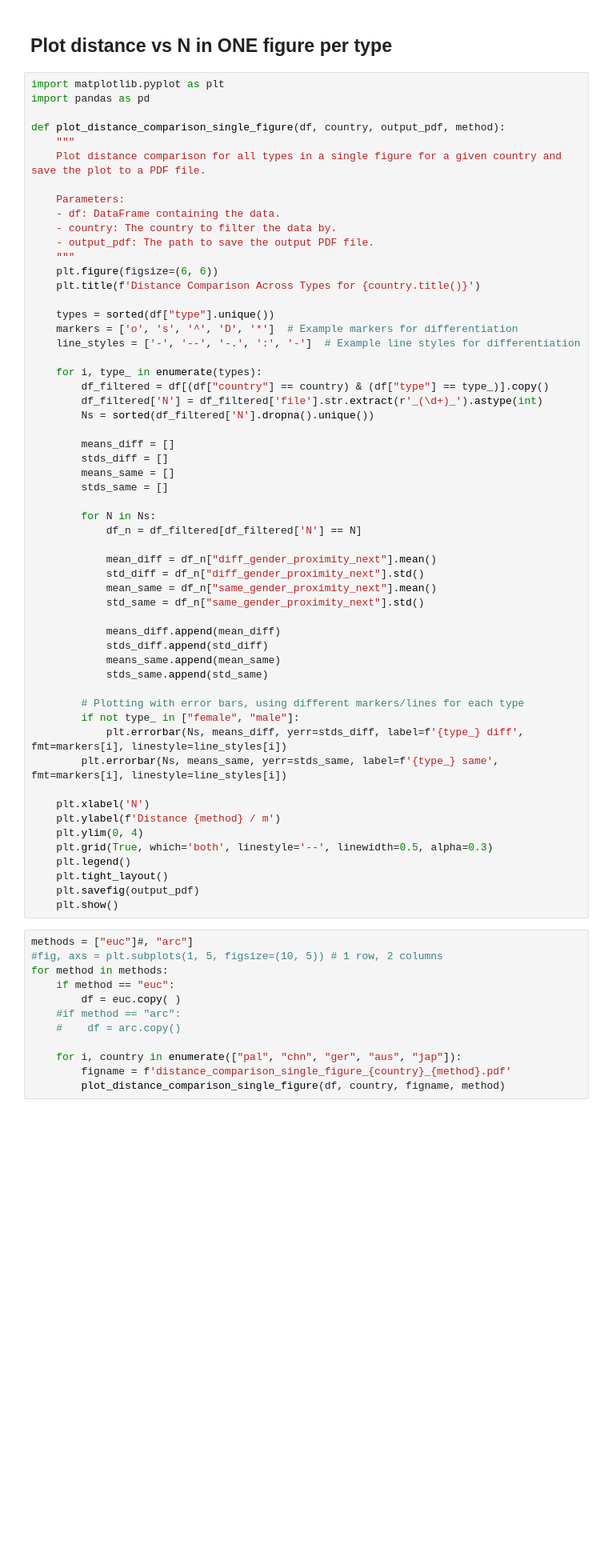
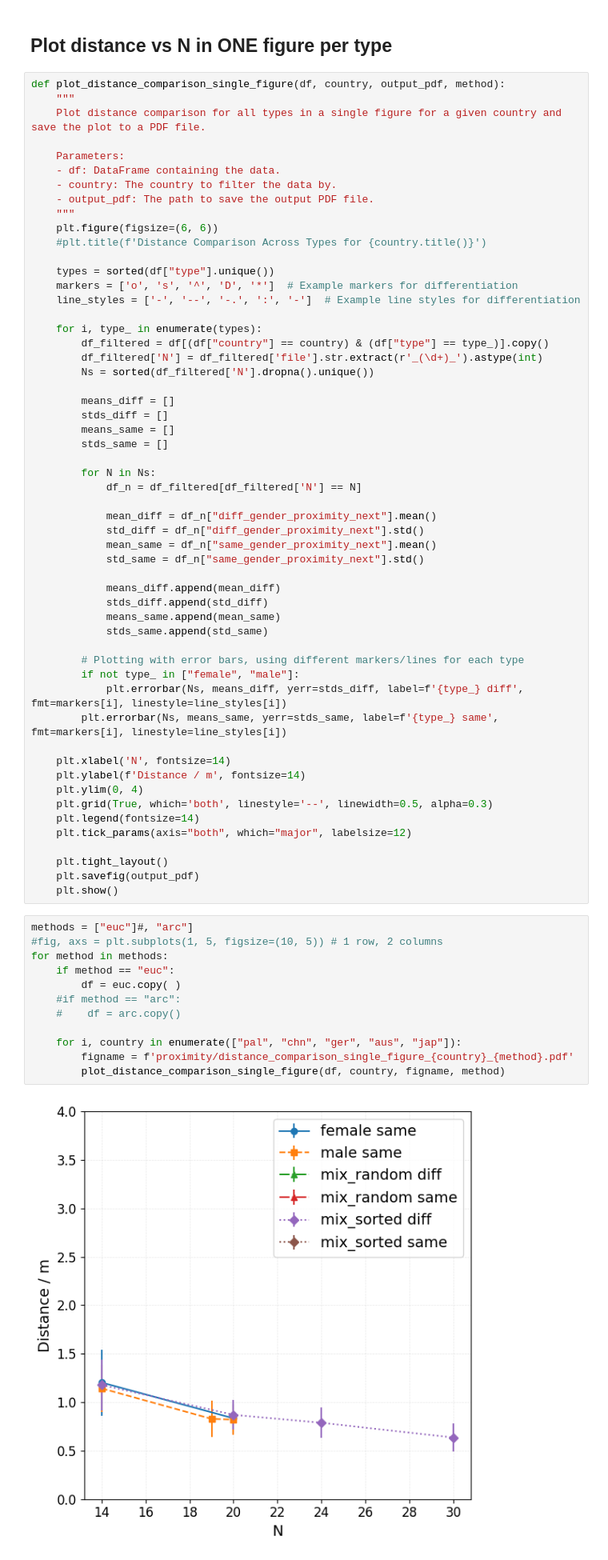
Before and after one commit to PedestrianDynamics/gender-experiments, a Jupyter notebook: notebooks/proximity_analysis.ipynb, the cells around one changed output. Shown at 80% size. Saved outputs shown, nothing was run; the diff lists cells and outputs as text; blank space fills up the shorter version.

```diff
--- a/notebooks/proximity_analysis.ipynb
+++ b/notebooks/proximity_analysis.ipynb
@@ -182,9 +165,6 @@ for method in methods:
 # %% [markdown]
 ## Plot distance vs N in ONE figure per type
 # %%
-import matplotlib.pyplot as plt
-import pandas as pd
-
 def plot_distance_comparison_single_figure(df, country, output_pdf, method):
     """
     Plot distance comparison for all types in a single figure for a given country and save the plot to a PDF file.
@@ -195,7 +175,7 @@ def plot_distance_comparison_single_figure(df, country, output_pdf, method):
     - output_pdf: The path to save the output PDF file.
     """
     plt.figure(figsize=(6, 6))
-    plt.title(f'Distance Comparison Across Types for {country.title()}')
+    #plt.title(f'Distance Comparison Across Types for {country.title()}')
 
     types = sorted(df["type"].unique())
     markers = ['o', 's', '^', 'D', '*']  # Example markers for differentiation
@@ -229,23 +209,27 @@ def plot_distance_comparison_single_figure(df, country, output_pdf, method):
             plt.errorbar(Ns, means_diff, yerr=stds_diff, label=f'{type_} diff', fmt=markers[i], linestyle=line_styles[i])
         plt.errorbar(Ns, means_same, yerr=stds_same, label=f'{type_} same', fmt=markers[i], linestyle=line_styles[i])
 
-    plt.xlabel('N')
-    plt.ylabel(f'Distance {method} / m')
+    plt.xlabel('N', fontsize=14)
+    plt.ylabel(f'Distance / m', fontsize=14)
     plt.ylim(0, 4)
     plt.grid(True, which='both', linestyle='--', linewidth=0.5, alpha=0.3)
-    plt.legend()
+    plt.legend(fontsize=14)
+    plt.tick_params(axis="both", which="major", labelsize=12)
+
     plt.tight_layout()
     plt.savefig(output_pdf)
     plt.show()
 # %%
 methods = ["euc"]#, "arc"]
 #fig, axs = plt.subplots(1, 5, figsize=(10, 5)) # 1 row, 2 columns
 for method in methods:
     if method == "euc":
         df = euc.copy( )
     #if method == "arc":
     #    df = arc.copy()
 
     for i, country in enumerate(["pal", "chn", "ger", "aus", "jap"]):
-        figname = f'distance_comparison_single_figure_{country}_{method}.pdf'
+        figname = f'proximity/distance_comparison_single_figure_{country}_{method}.pdf'
         plot_distance_comparison_single_figure(df, country, figname, method)
+# %% [output]
+[figure, added]
```
Also changed, not shown: parts of 4 cells of this notebook, 6 other files.
